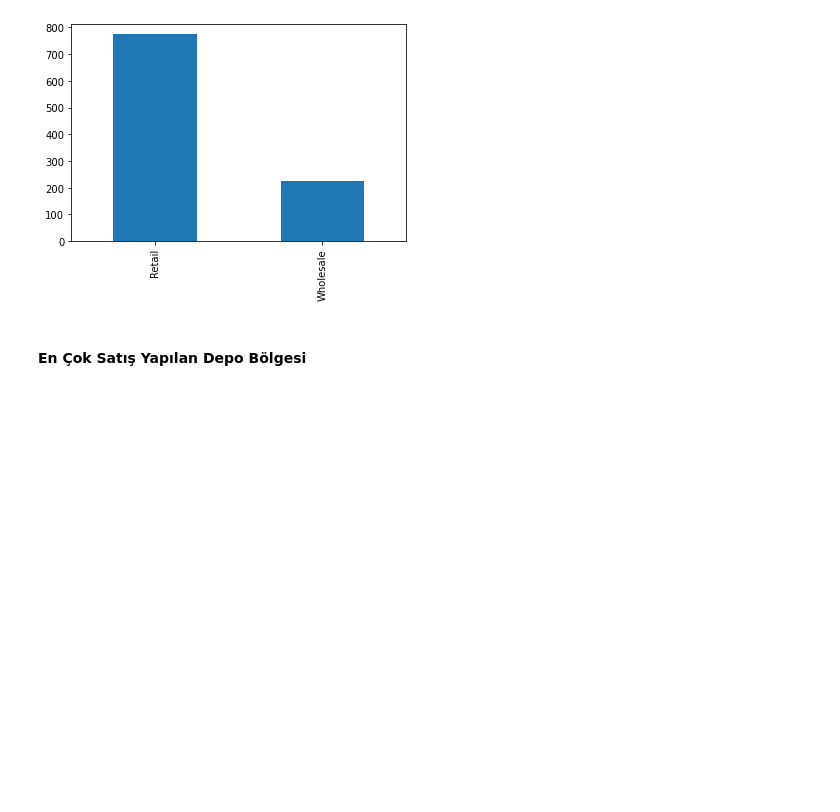
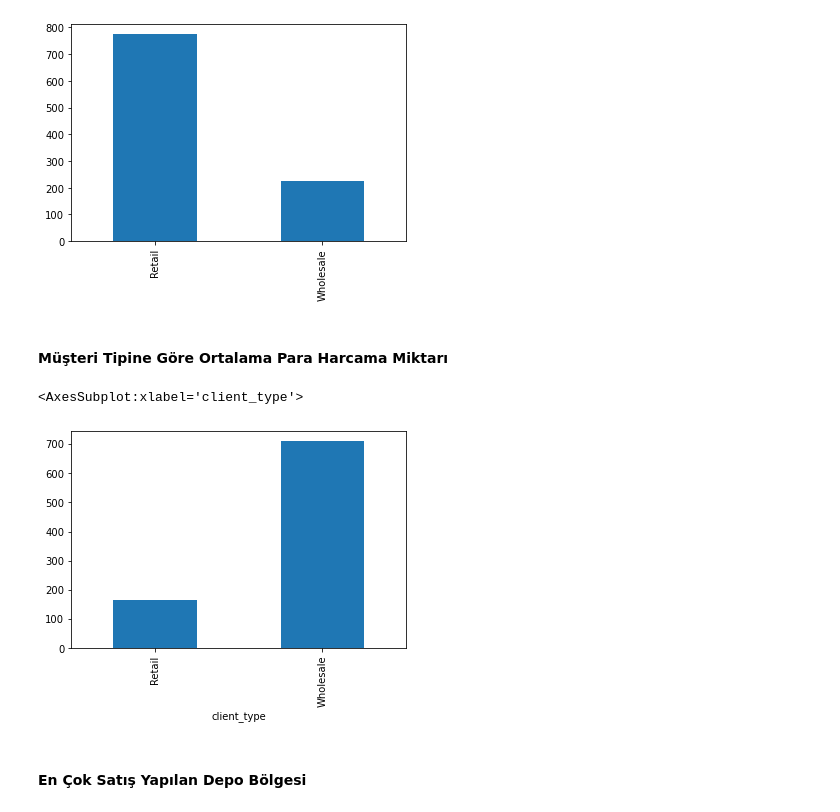
Before and after one commit to spacegondar/Sales-Analys-, a Jupyter notebook: notebook/sales.ipynb, the cells around one changed output. Drawn from its saved outputs; the diff is of its cells as text; code cells hidden in the pictures; blank space fills up the shorter version.

Commit message:
ReadMe ekledim ve bunun için img klasörü açtım. Client için ortalama satış grafiği eklendi

```diff
--- a/notebook/sales.ipynb
+++ b/notebook/sales.ipynb
@@ -143,6 +143,15 @@ sales['client_type'].value_counts().plot(kind = 'bar')
 # %% [output]
 <AxesSubplot:>
 [figure]
+# %% [markdown]
+#### Müşteri Tipine Göre Ortalama Para Harcama Miktarı
+# %%
+clientanalys=sales.groupby('client_type').mean()
+
+clientanalys['numpy_total'].plot(kind = 'bar')
+# %% [output]
+<AxesSubplot:xlabel='client_type'>
+[figure, added]
 # %% [markdown]
 #### En Çok Satış Yapılan Depo Bölgesi
 # %%
```
Also changed, not shown: parts of 1 cell of this notebook, 3 other files.
